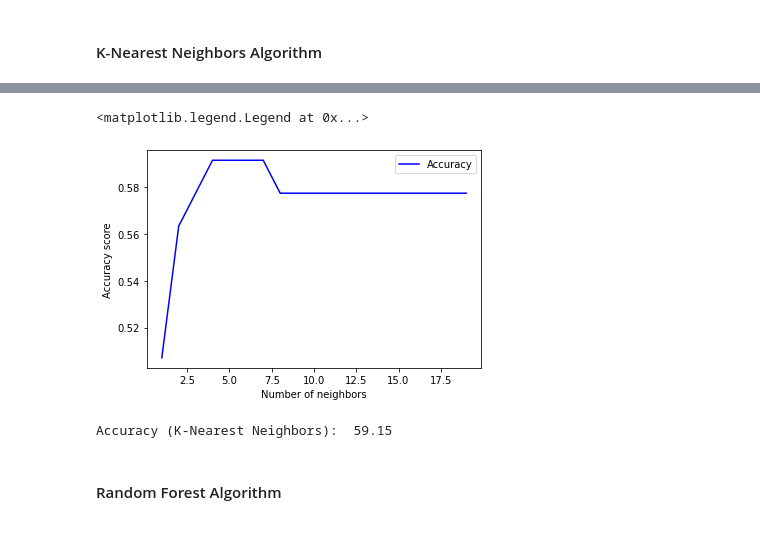
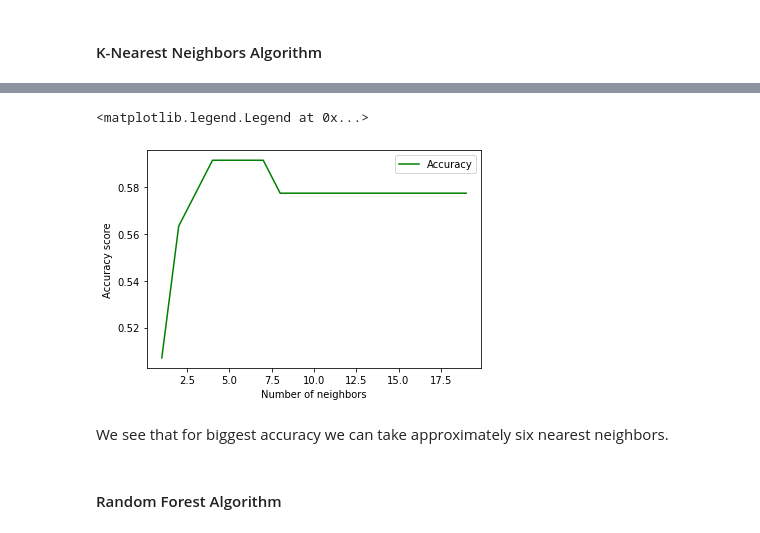
Before and after one commit to anaterovic/UZOP, a Jupyter notebook: code.ipynb, the cells around one changed output, grey strips where cells are left out. Cells and saved outputs as stored; diff of their text form; code cells hidden in the pictures.

```diff
--- a/code.ipynb
+++ b/code.ipynb
@@ -537,32 +539,23 @@ As we see from the above, best option for optimization algorithm is SAGA.
 # %%
-number_neig = [n for n in range(1, 20)]
+n_neighbors = [n for n in range(1, 20)]
+accuracy_scores = []
 
-accuracy_scores1 = []
+for n in n_neighbors:
+    knn_ = KNeighborsClassifier(n_neighbors = n).fit(X_train, y_train)
+    y_pred = knn_.predict(X_test)
+    accuracy_scores.append(accuracy_score(y_test, y_pred))
 
-for nt in number_neig:
-    knn = KNeighborsClassifier(nt)
-    knn.fit(X_train, y_train)
-    y_pred = knn.predict(X_test)
-    accuracy_scores1.append(accuracy_score(y_test, y_pred))
+fig, ax = plt.subplots(1, figsize=(6, 4))
+ax.plot(n_neighbors, accuracy_scores, label="Accuracy", color="green")
+
+ax.set_ylabel("Accuracy score")
+ax.set_xlabel("Number of neighbors")
+ax.legend()
+# %% [output]
+<matplotlib.legend.Legend at 0x...>
+[figure, added]
-# %%
-fig, ax = plt.subplots(1, figsize=(6, 4))
-
-ax.plot(number_neig, accuracy_scores1, label="Accuracy", color="blue")
-
-ax.set_ylabel("Accuracy score")
-ax.set_xlabel("Number of neighbors")
-ax.legend()
-# %% [output]
-<matplotlib.legend.Legend at 0x...>
-[figure, removed]
-# %%
-knn = KNeighborsClassifier(6)
-knn.fit(X_train, y_train)
-y_pred = knn.predict(X_test)
-
-print('Accuracy (K-Nearest Neighbors): ', "%.2f" % (accuracy_score(y_test, y_pred) *100))
-# %% [output]
-Accuracy (K-Nearest Neighbors):  59.15
+# %% [markdown]
+We see that for biggest accuracy we can take approximately six nearest neighbors.
 # %% [markdown]
 #### Random Forest Algorithm
 # %%
```
Also changed, not shown: parts of 2 cells of this notebook.
